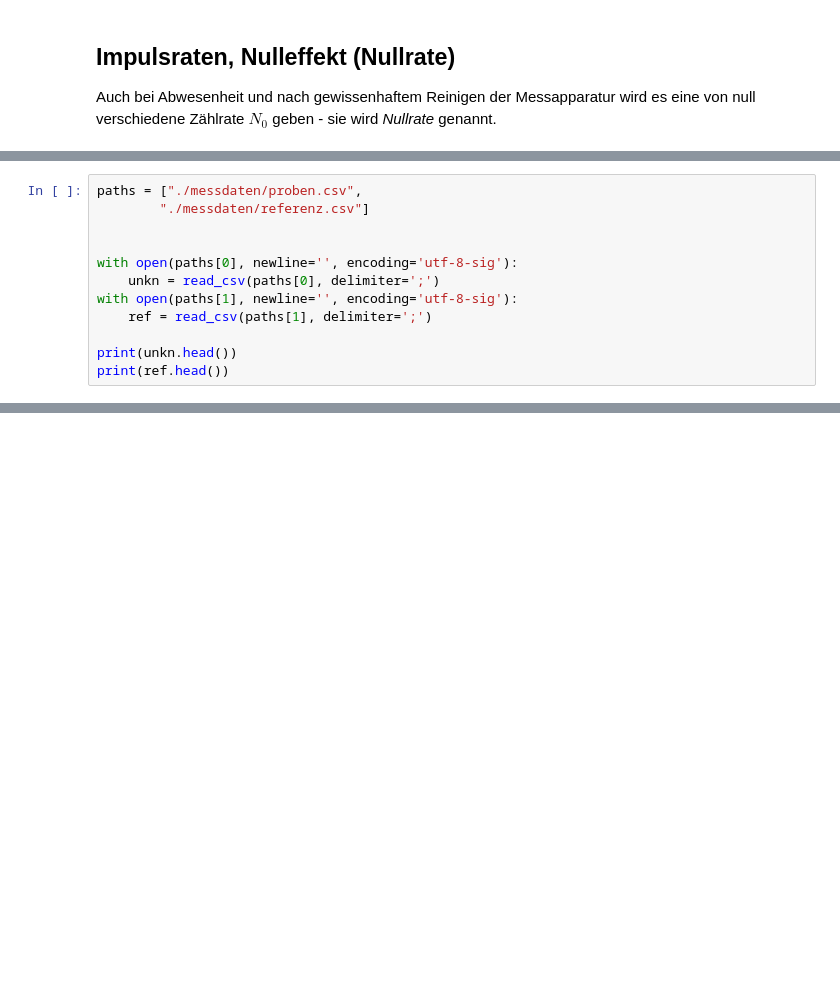
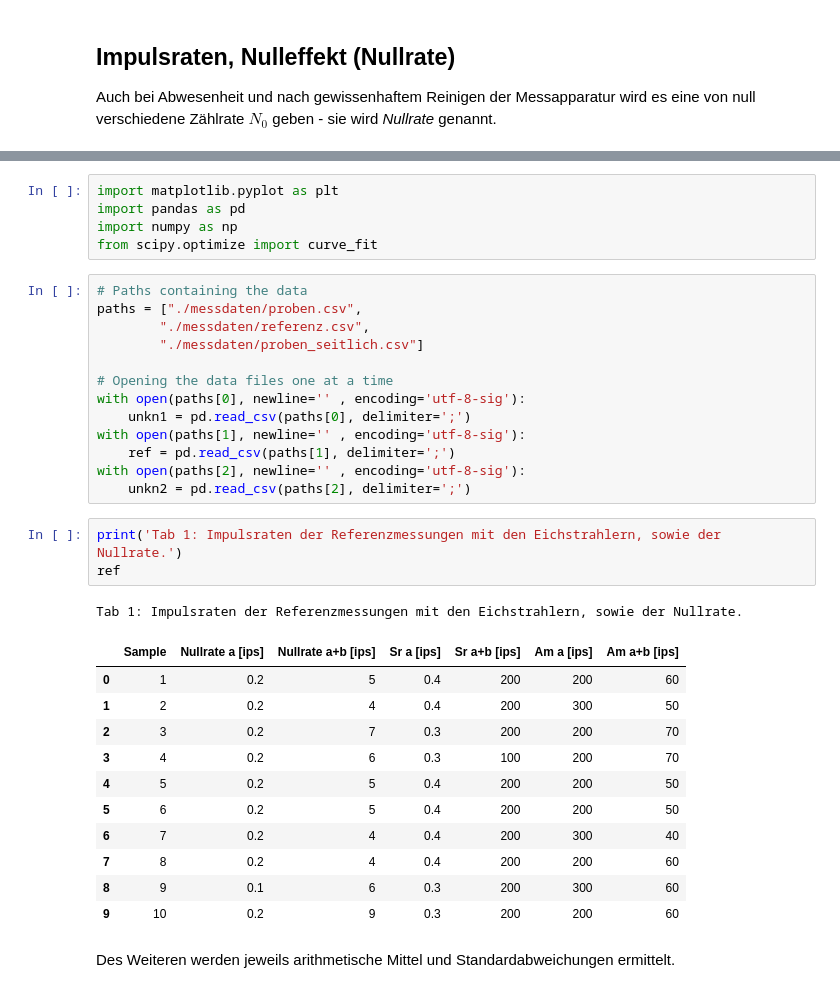
Before and after one commit to HateFindingNames/RadiationProtection_DetectorTechnology, a Jupyter notebook: V7/V7.ipynb, the cells around one changed output, grey strips where cells are left out. Saved outputs shown, nothing was run; the diff lists cells and outputs as text; blank space fills up the shorter version.

```diff
--- a/V7/V7.ipynb
+++ b/V7/V7.ipynb
@@ -124,12 +52,0 @@ from scipy.optimize import curve_fit
-# %%
-paths = ["./messdaten/proben.csv",
-        "./messdaten/referenz.csv"]
-
-
-with open(paths[0], newline='', encoding='utf-8-sig'):
-    unkn = read_csv(paths[0], delimiter=';')
-with open(paths[1], newline='', encoding='utf-8-sig'):
-    ref = read_csv(paths[1], delimiter=';')
-
-print(unkn.head())
-print(ref.head())
@@ -185,0 +129,36 @@ ax.grid(axis='both', alpha=.3)
+# %%
+import matplotlib.pyplot as plt
+import pandas as pd
+import numpy as np
+from scipy.optimize import curve_fit
+# %%
+# Paths containing the data
+paths = ["./messdaten/proben.csv",
+        "./messdaten/referenz.csv",
+        "./messdaten/proben_seitlich.csv"]
+
+# Opening the data files one at a time
+with open(paths[0], newline='' , encoding='utf-8-sig'):
+    unkn1 = pd.read_csv(paths[0], delimiter=';')
+with open(paths[1], newline='' , encoding='utf-8-sig'):
+    ref = pd.read_csv(paths[1], delimiter=';')
+with open(paths[2], newline='' , encoding='utf-8-sig'):
+    unkn2 = pd.read_csv(paths[2], delimiter=';')
+# %%
+print('Tab 1: Impulsraten der Referenzmessungen mit den Eichstrahlern, sowie der Nullrate.')
+ref
+# %% [output]
+Tab 1: Impulsraten der Referenzmessungen mit den Eichstrahlern, sowie der Nullrate.
+|  | Sample | Nullrate a [ips] | Nullrate a+b [ips] | Sr a [ips] | Sr a+b [ips] | Am a [ips] | Am a+b [ips] |
+| 0 | 1 | 0.2 | 5 | 0.4 | 200 | 200 | 60 |
+| 1 | 2 | 0.2 | 4 | 0.4 | 200 | 300 | 50 |
+| 2 | 3 | 0.2 | 7 | 0.3 | 200 | 200 | 70 |
+| 3 | 4 | 0.2 | 6 | 0.3 | 100 | 200 | 70 |
+| 4 | 5 | 0.2 | 5 | 0.4 | 200 | 200 | 50 |
+| 5 | 6 | 0.2 | 5 | 0.4 | 200 | 200 | 50 |
+| 6 | 7 | 0.2 | 4 | 0.4 | 200 | 300 | 40 |
+| 7 | 8 | 0.2 | 4 | 0.4 | 200 | 200 | 60 |
+| 8 | 9 | 0.1 | 6 | 0.3 | 200 | 300 | 60 |
+| 9 | 10 | 0.2 | 9 | 0.3 | 200 | 200 | 60 |
+# %% [markdown]
+Des Weiteren werden jeweils arithmetische Mittel und Standardabweichungen ermittelt.
```
Also changed, not shown: parts of 43 cells of this notebook, 4 other files.
